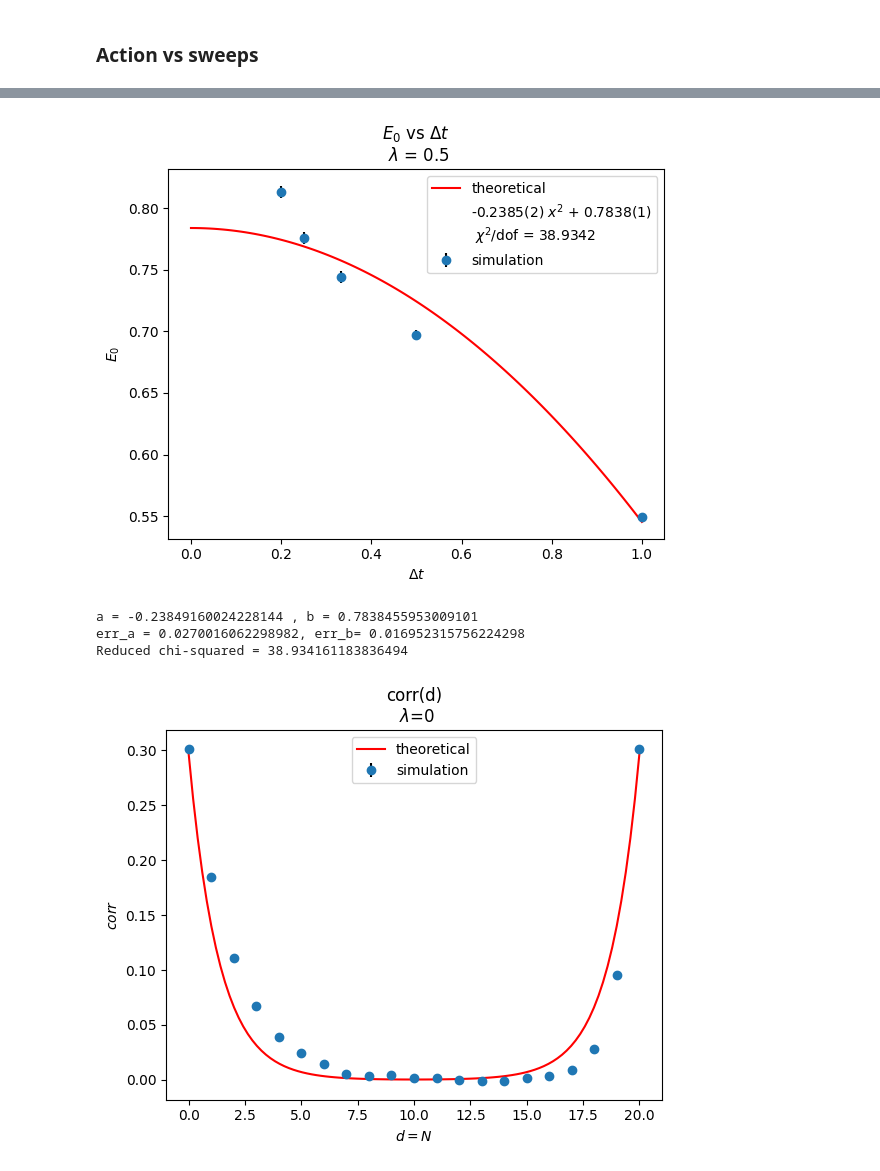
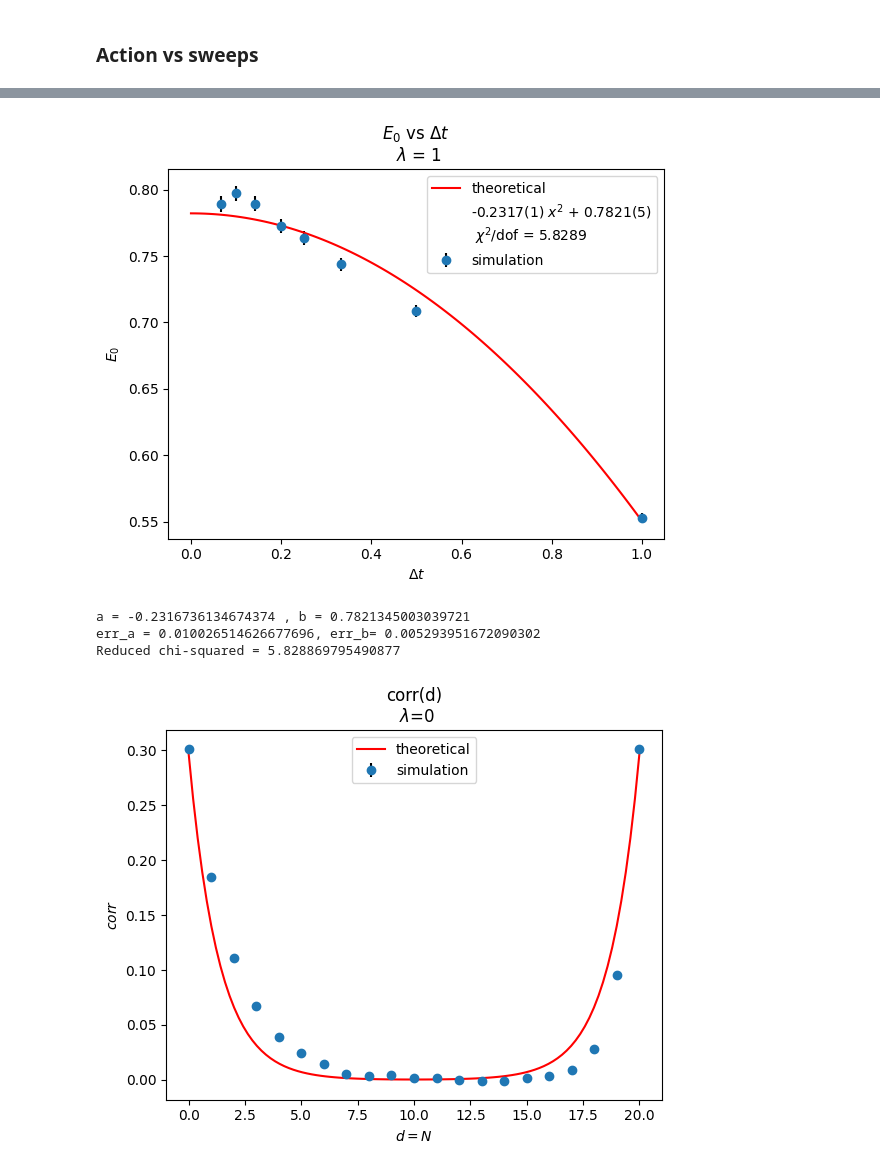
Before and after one commit to SoyAgustin/QF-Path-Integral, a Jupyter notebook: Notebooks_Py/oscillator.ipynb, the cells around one changed output, grey strips where cells are left out. Drawn from its saved outputs; the diff is of its cells as text; code cells hidden in the pictures.

```diff
--- a/Notebooks_Py/oscillator.ipynb
+++ b/Notebooks_Py/oscillator.ipynb
@@ -136,15 +142,18 @@ Reduced chi-squared = 25.36629458871849
 # %%
-x = np.array([10,20,30,40,50])
+x = np.array([10,20,30,40,50,70,100,150])
 x = 10/x
-y = [0.549,0.697,0.744,0.776,0.813]
-yerr = [0.003,0.004,0.005,0.005,0.005]
-lambda_ = 0.5
+
+data  = pd.read_csv(r"Datos/oscillatorF/gs_l1.csv")
+y = data[" E_0"]
+yerr = data[" err"]
+
+lambda_ = 1
 energy_plot(x,y,yerr,lambda_)
 # %% [output]
-[figure, old version]
+[figure, new version]
-a = -0.23849160024228144 , b = 0.7838455953009101
-err_a = 0.0270016062298982, err_b= 0.016952315756224298
-Reduced chi-squared = 38.934161183836494
+a = -0.2316736134674374 , b = 0.7821345003039721
+err_a = 0.010026514626677696, err_b= 0.005293951672090302
+Reduced chi-squared = 5.828869795490877
 # %%
 def corr_plot(x,y,yerr,lambda_):
     def theoretical_corr(x,a,xi):
```
Also changed, not shown: parts of 2 cells of this notebook.
